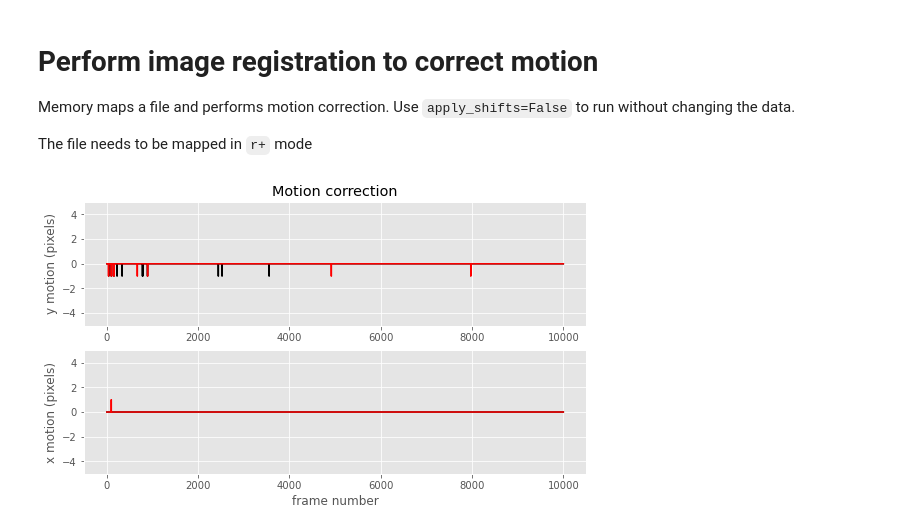
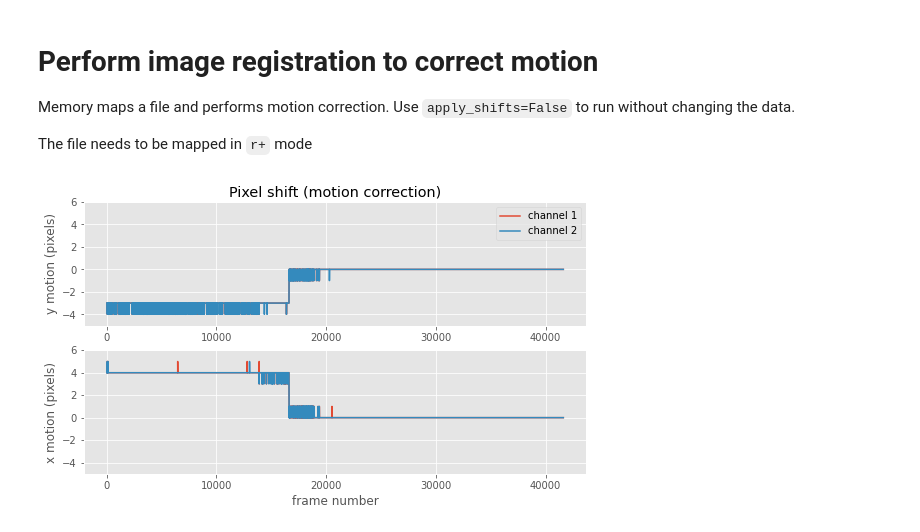
Before and after one commit to jcouto/wfield, a Jupyter notebook: notebooks/motion_correction.ipynb, the cells around one changed output. Saved outputs shown, nothing was run; the diff lists cells and outputs as text; code cells hidden in the pictures.

```diff
--- a/notebooks/motion_correction.ipynb
+++ b/notebooks/motion_correction.ipynb
@@ -19,25 +19,20 @@ del dat # close and finish writing
 # save the shifts
 shifts = np.rec.array([yshifts,xshifts],dtype=[('y','int'),('x','int')])
 np.save(pjoin(localdisk,'motion_correction_shifts.npy'),shifts)
-# %%
-# plot the shifts
-%matplotlib inline
-
-plt.matplotlib.style.use('ggplot')
-fig = plt.figure(figsize=[9,5])
-
-fig.add_subplot(2,1,1)
-plt.plot(yshifts[:,0],'k')
-plt.plot(yshifts[:,1],'r')
-plt.title('Motion correction')
-plt.ylabel('y motion (pixels)')
-plt.ylim([-5,5])
-
-fig.add_subplot(2,1,2)
-plt.plot(xshifts[:,0],'k')
-plt.plot(xshifts[:,1],'r')
-plt.ylim([-5,5])
-plt.ylabel('x motion (pixels)')
-plt.xlabel('frame number');
-# %% [output]
-[figure, removed]
+# %%
+# plot the shifts
+
+from wfield import *
+
+import pylab as plt
+plt.matplotlib.style.use('ggplot')
+
+%matplotlib inline
+
+localdisk = '/mnt/dual/temp_folder/CSP23_20200226' # this should be an SSD or a fast drive
+
+shifts = np.load(pjoin(localdisk,'motion_correction_shifts.npy'))
+
+plot_summary_motion_correction(shifts,localdisk);
+# %% [output]
+[figure, added]
```
Also changed, not shown: parts of 4 cells of this notebook, 3 other files.
